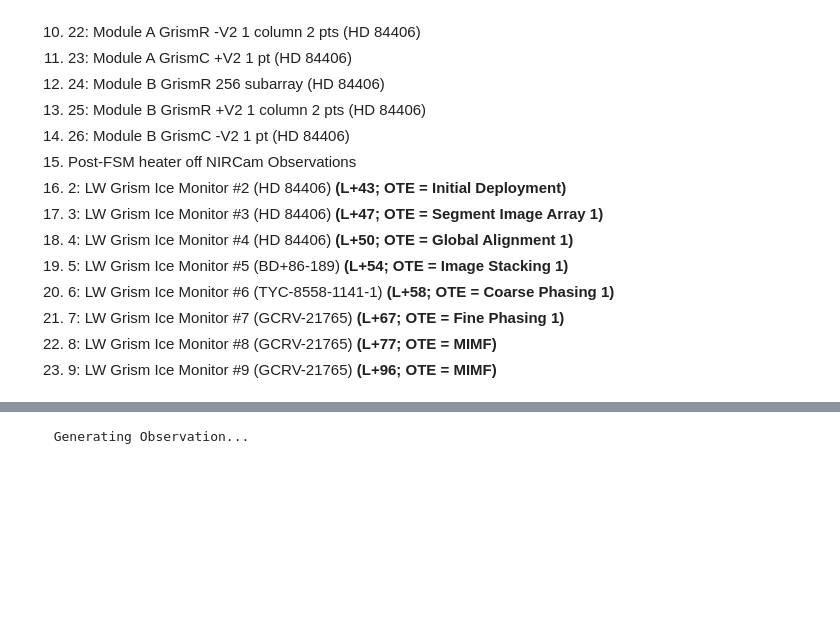
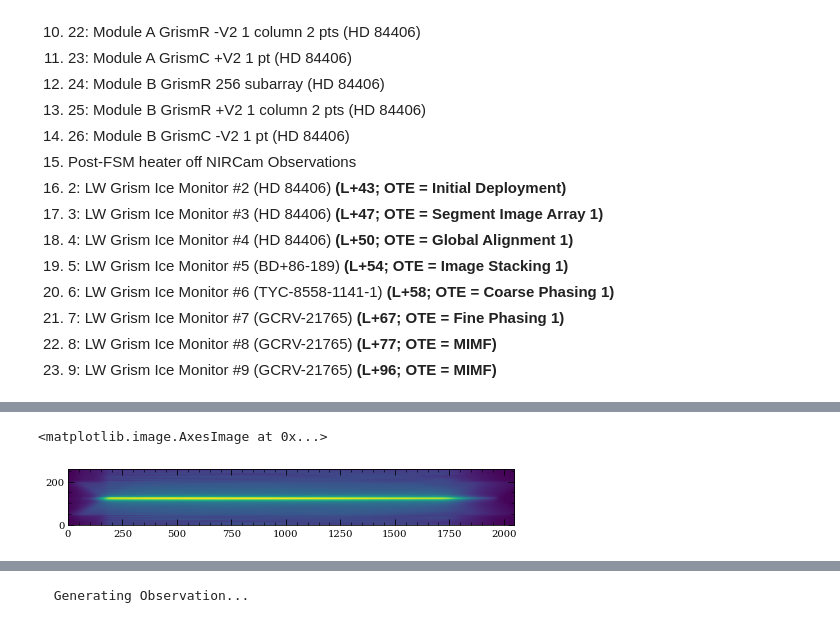
Before and after one commit to JarronL/pynrc, a Jupyter notebook: notebooks/Commissioning/NRC35_Ice/NRC-35_WaterIce.ipynb, the cells around one changed output, grey strips where cells are left out. Cells and saved outputs as stored; diff of their text form; code cells hidden in the pictures; blank space fills up the shorter version.

```diff
--- a/notebooks/Commissioning/NRC35_Ice/NRC-35_WaterIce.ipynb
+++ b/notebooks/Commissioning/NRC35_Ice/NRC-35_WaterIce.ipynb
@@ -245,0 +394,5 @@ visits[vkey]
+# %%
+plt.imshow(obs_dict['001:001']['im_slope_ideal']**0.2)
+# %% [output]
+<matplotlib.image.AxesImage at 0x...>
+[figure, added]
```
Also changed, not shown: parts of 52 cells of this notebook.
